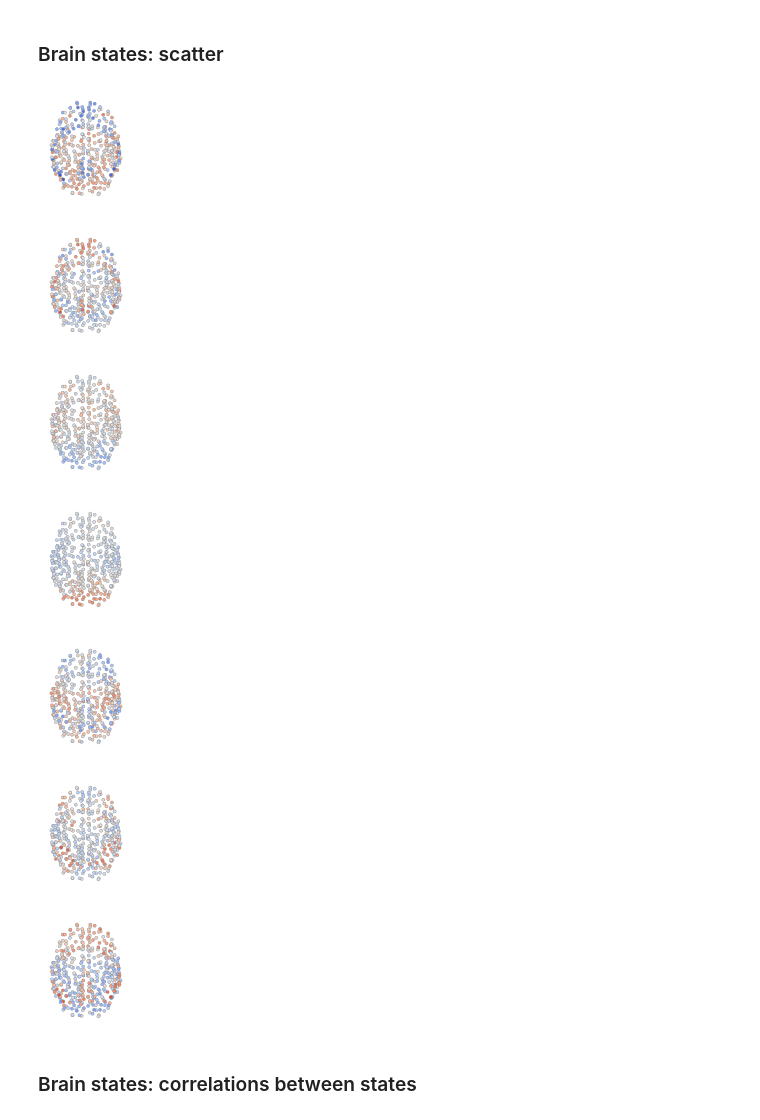
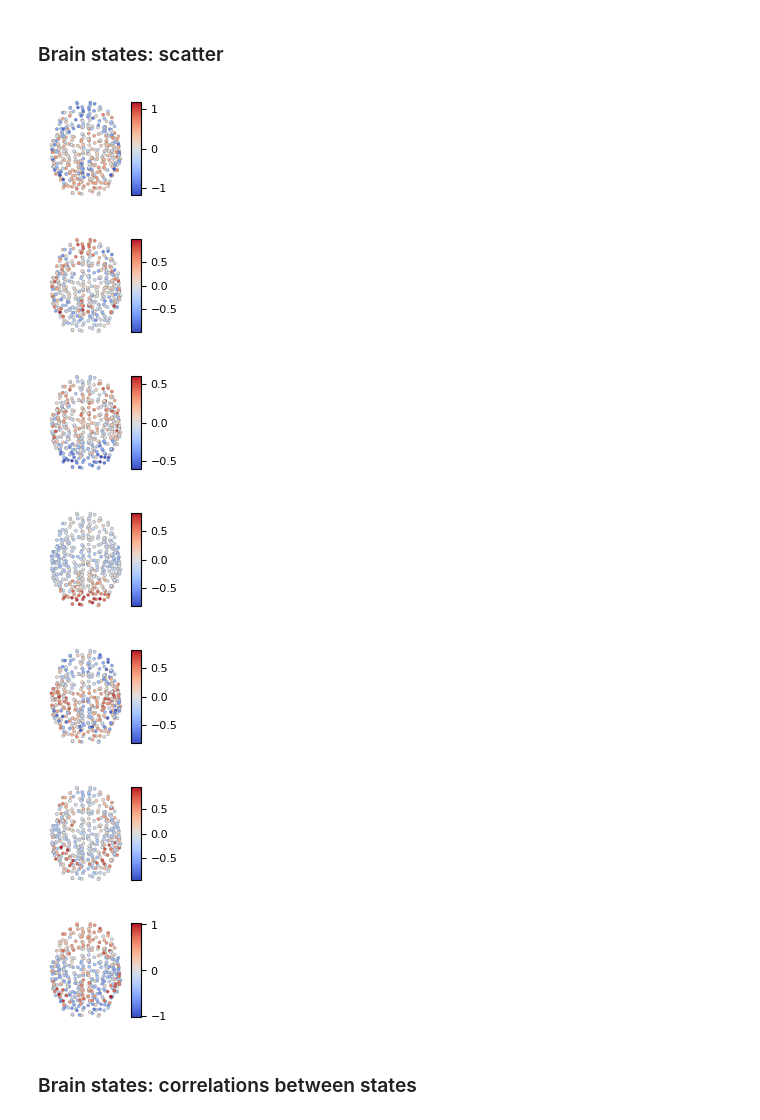
Before and after one commit to LindenParkesLab/nct_xr, a Jupyter notebook: scripts/results_fmri_clusters.ipynb, the cells around one changed output. Cells and saved outputs as stored; diff of their text form; code cells hidden in the pictures.

```diff
--- a/scripts/results_fmri_clusters.ipynb
+++ b/scripts/results_fmri_clusters.ipynb
@@ -115,16 +115,17 @@ state_subj_frac
 ### Brain states: scatter
 # %%
 for state_idx in np.arange(n_states):
-    f = brain_scatter_plot(parcel_coords=parc_centroids, node_data=centroids[state_idx, :], vmin=-1.25, vmax=1.25, cmap='coolwarm')
-    f.savefig(os.path.join(outdir, "k-{0}_cluster_{1}.png".format(n_states, state_idx)), dpi=600, bbox_inches="tight", pad_inches=0.01)
+    # f = brain_scatter_plot(parcel_coords=parc_centroids, node_data=centroids[state_idx, :], vmin=-1.25, vmax=1.25, cmap='coolwarm')
+    f = brain_scatter_plot(parcel_coords=parc_centroids, node_data=centroids[state_idx, :], cmap='coolwarm', add_colorbar=True)
+    f.savefig(os.path.join(outdir, "k-{0}_cluster_{1}.svg".format(n_states, state_idx)), dpi=600, bbox_inches="tight", pad_inches=0.01)
 # %% [output]
-[figure, old version]
+[figure, new version]
-[figure, old version]
+[figure, new version]
-[figure, old version]
+[figure, new version]
-[figure, old version]
+[figure, new version]
-[figure, old version]
+[figure, new version]
-[figure, old version]
+[figure, new version]
-[figure, old version]
+[figure, new version]
 # %% [markdown]
 ### Brain states: correlations between states
 # %%
```
Also changed, not shown: parts of 3 cells of this notebook.
